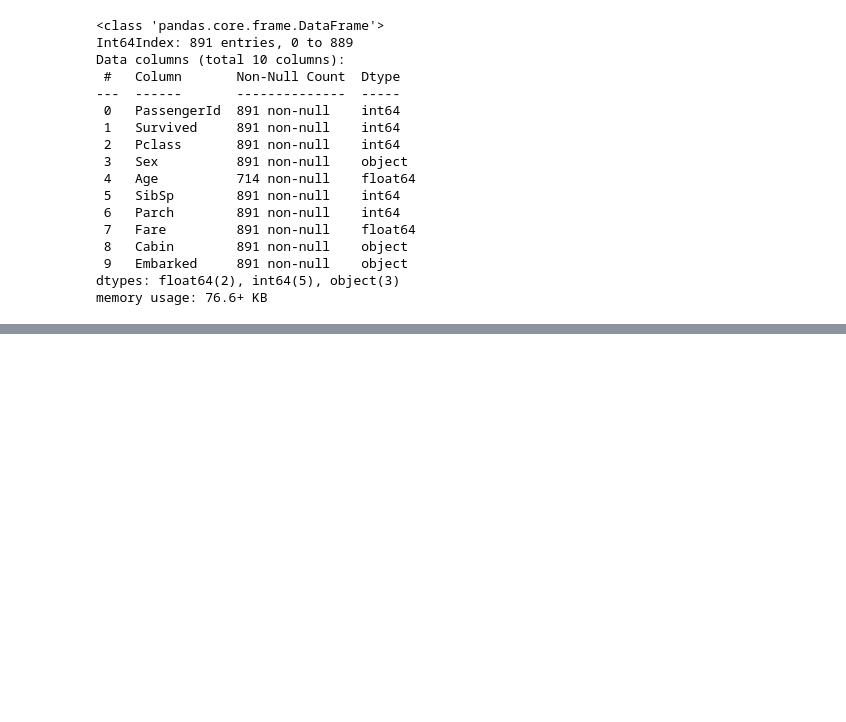
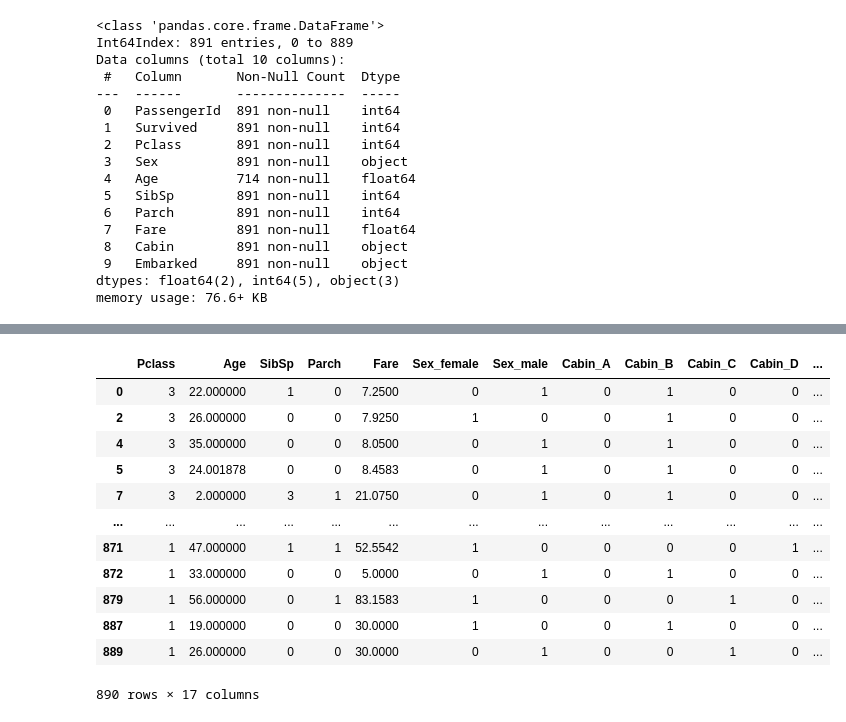
Before and after one commit to YeeSkywalker/Predict_Survival_In_Titanic, a Jupyter notebook: Titanic Survival Model.ipynb, the cells around one changed output, grey strips where cells are left out. Cells and saved outputs as stored; diff of their text form; code cells hidden in the pictures; blank space fills up the shorter version.

```diff
--- a/Titanic Survival Model.ipynb
+++ b/Titanic Survival Model.ipynb
@@ -206,0 +244,14 @@ memory usage: 76.6+ KB
+# %%
+train_age = train[['Age', 'Survived', 'Pclass', 'SibSp', 'Parch', 'Fare']]
+age_notNull = train_age.loc[(train['Age'].notnull())]
+age_null = train_age.loc[(train['Age'].isnull())]
+
+X = age_notNull.values[: ,1:]
+Y = age_notNull.values[:, 0]
+
+regr = RandomForestRegressor(n_estimators=1000, n_jobs=-1)
+regr.fit(X, Y)
+
+predict_age = regr.predict(age_null.values[:, 1:])
+train.loc[train['Age'].isnull(), ['Age']] = predict_age
+test.info()
@@ -206,0 +290,25 @@ memory usage: 76.6+ KB
+# %%
+train = train[train.Cabin != 'T']
+# %%
+train_final = train.drop(['PassengerId', 'Survived'], axis=1)
+test_final = test.drop(['PassengerId', 'Ticket', 'Name'], axis=1)
+
+X_train = pd.get_dummies(train_final)
+Y_train = train.Survived
+X_test = pd.get_dummies(test_final)
+# %%
+X_train
+# %% [output]
+|  | Pclass | Age | SibSp | Parch | Fare | Sex_female | Sex_male | Cabin_A | Cabin_B | Cabin_C | Cabin_D | ... |
+| 0 | 3 | 22.000000 | 1 | 0 | 7.2500 | 0 | 1 | 0 | 1 | 0 | 0 | ... |
+| 2 | 3 | 26.000000 | 0 | 0 | 7.9250 | 1 | 0 | 0 | 1 | 0 | 0 | ... |
+| 4 | 3 | 35.000000 | 0 | 0 | 8.0500 | 0 | 1 | 0 | 1 | 0 | 0 | ... |
+| 5 | 3 | 24.001878 | 0 | 0 | 8.4583 | 0 | 1 | 0 | 1 | 0 | 0 | ... |
+| 7 | 3 | 2.000000 | 3 | 1 | 21.0750 | 0 | 1 | 0 | 1 | 0 | 0 | ... |
+| ... | ... | ... | ... | ... | ... | ... | ... | ... | ... | ... | ... | ... |
+| 871 | 1 | 47.000000 | 1 | 1 | 52.5542 | 1 | 0 | 0 | 0 | 0 | 1 | ... |
+| 872 | 1 | 33.000000 | 0 | 0 | 5.0000 | 0 | 1 | 0 | 1 | 0 | 0 | ... |
+| 879 | 1 | 56.000000 | 0 | 1 | 83.1583 | 1 | 0 | 0 | 0 | 1 | 0 | ... |
+| 887 | 1 | 19.000000 | 0 | 0 | 30.0000 | 1 | 0 | 0 | 1 | 0 | 0 | ... |
+| 889 | 1 | 26.000000 | 0 | 0 | 30.0000 | 0 | 1 | 0 | 0 | 1 | 0 | ... |
+890 rows × 17 columns
```
Also changed, not shown: parts of 11 cells of this notebook, 1 other file.
